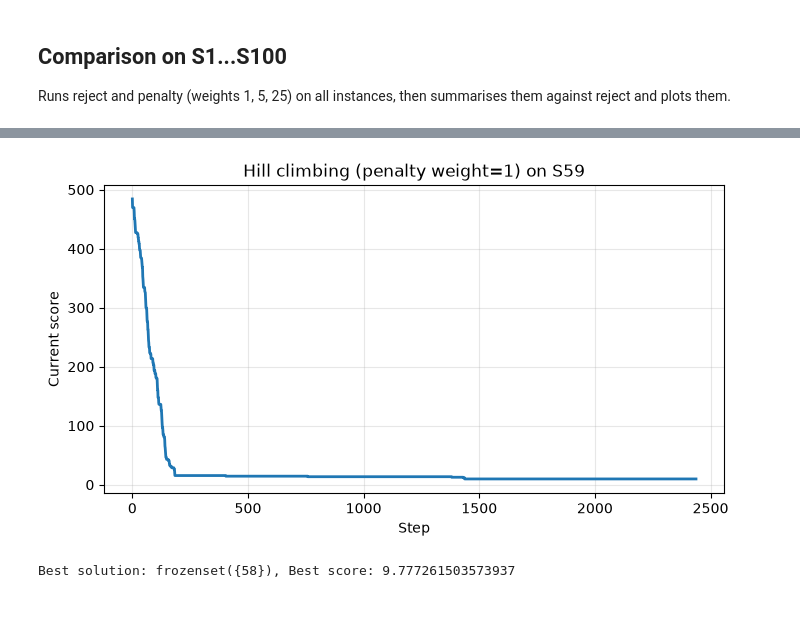
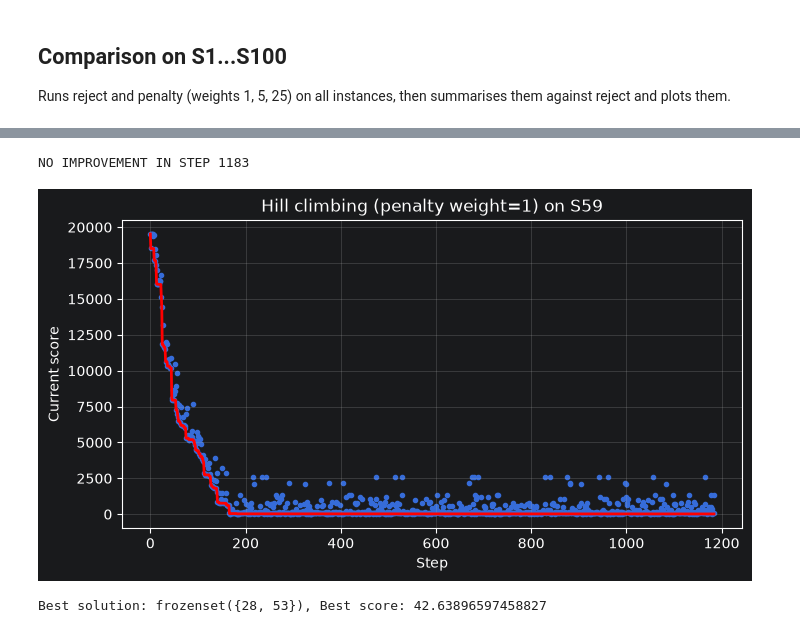
Before and after one commit to PipePolito/CI2026_lab2_Ataberk, a Jupyter notebook: lab2.ipynb, the cells around one changed output, grey strips where cells are left out. Cells and saved outputs as stored; diff of their text form; code cells hidden in the pictures.

```diff
--- a/lab2.ipynb
+++ b/lab2.ipynb
@@ -16,7 +17,8 @@ def single_instance(n: int) -> Instance:
     rng = Random(n)
     family = tuple(frozenset(rng.sample(range(n), k=s+1)) for s in range(n))
     objects = frozenset(a for a in range(n))
-    costs = tuple(10*rng.random()+ sqrt(s*rng.random()) for s in range(n))
+    ## Costs changed at some point during the introduction of the lab
+    costs = tuple(10*rng.random()+ (s*rng.random())**2 for s in range(n))
 
 
     single = Instance(objects,family,costs)
@@ -218,7 +250,7 @@ def hill_climb_penalty(instance: Instance, rng: Random, weight: float,
         candidate = tweak(instance, current, rng)
         candidate_eval = evaluate(instance, candidate)
         candidate_score = penalty_scoring(candidate_eval, weight)
-
+        history.append(candidate_score)
         if candidate_score < current_score:
             current, current_score = candidate, candidate_score
             no_improvement_steps = 0
@@ -233,8 +265,9 @@ def hill_climb_penalty(instance: Instance, rng: Random, weight: float,
         if cand_uncovered == 0 and cand_cost<best_valid_cost:                                         # valid AND cheaper than best_valid_cost
             best_valid, best_valid_cost = candidate, cand_cost
 
-        history.append(current_score)
+
         if no_improvement_steps >= patience:
+            print(f"NO IMPROVEMENT IN STEP {step}") ## Added as verbose
             break
 
     return best_valid, best_valid_cost, history
@@ -300,16 +356,18 @@ plt.show()
 # %%
 inst = single_instance(59)
 
 best, best_score, hist = hill_climb_penalty(inst, Random(0), weight=1)
 
 plt.figure(figsize=(8, 4))                    # new, empty figure: 8 wide, 4 tall (in inches)
-plt.plot(hist, linewidth=2)                   # draw the history as a line
+plt.plot(range(len(hist)), list(accumulate(hist, min)), color='red', linewidth=2)                   # draw the history as a line
+_ = plt.scatter(range(len(hist)), hist, marker='.')
 plt.xlabel("Step")                            # label the x axis
 plt.ylabel("Current score")                    # label the y axis
 plt.title("Hill climbing (penalty weight=1) on S59")    # title above the plot
 plt.grid(alpha=0.3)                           # faint grid lines (alpha = transparency)
 plt.show()                                    # display it
 print(f"Best solution: {best}, Best score: {best_score}")
 # %% [output]
+NO IMPROVEMENT IN STEP 1183
-[figure, old version]
+[figure, new version]
-Best solution: frozenset({58}), Best score: 9.777261503573937
+Best solution: frozenset({28, 53}), Best score: 42.63896597458827
```
Also changed, not shown: parts of 16 cells of this notebook.
